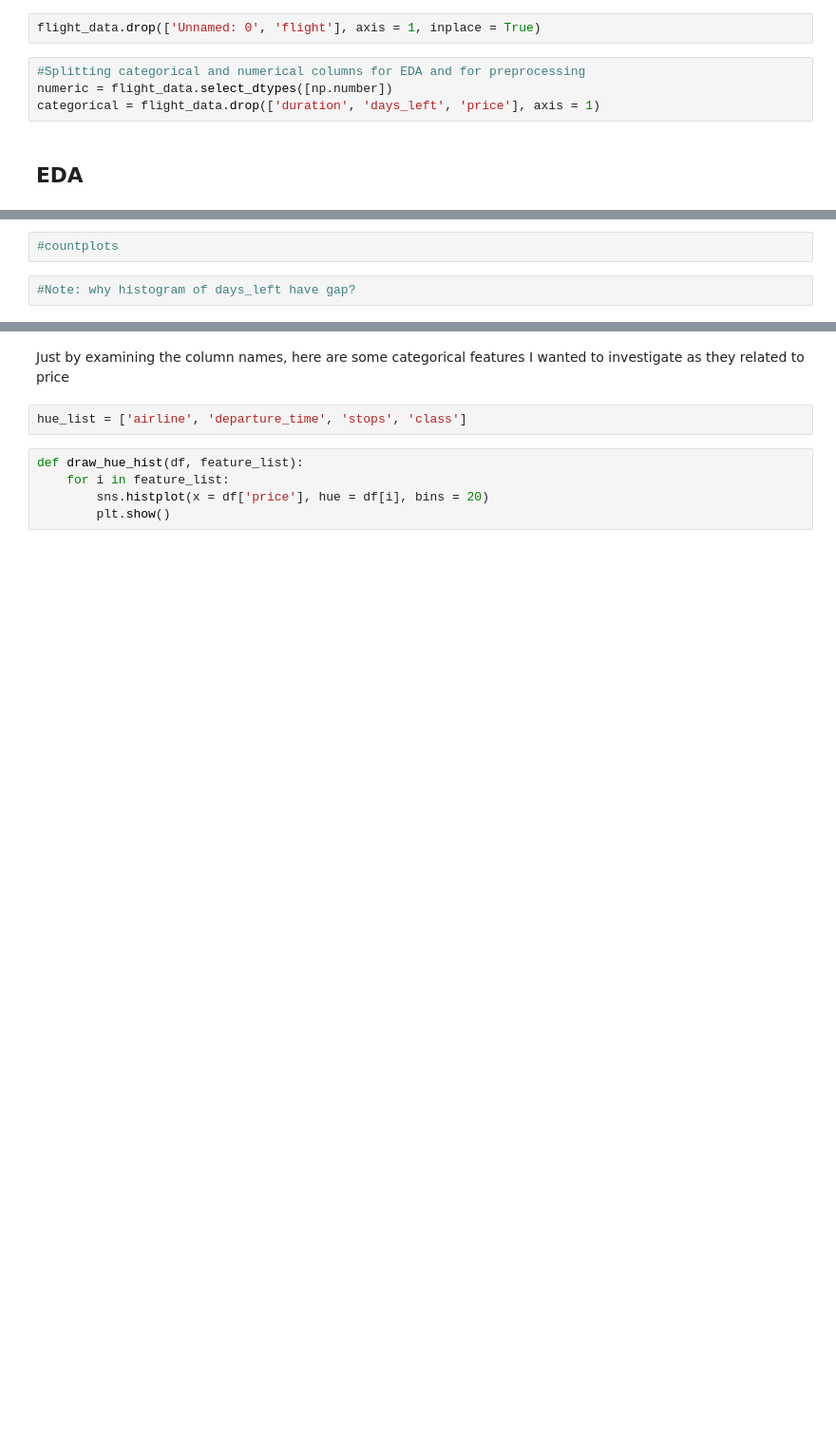
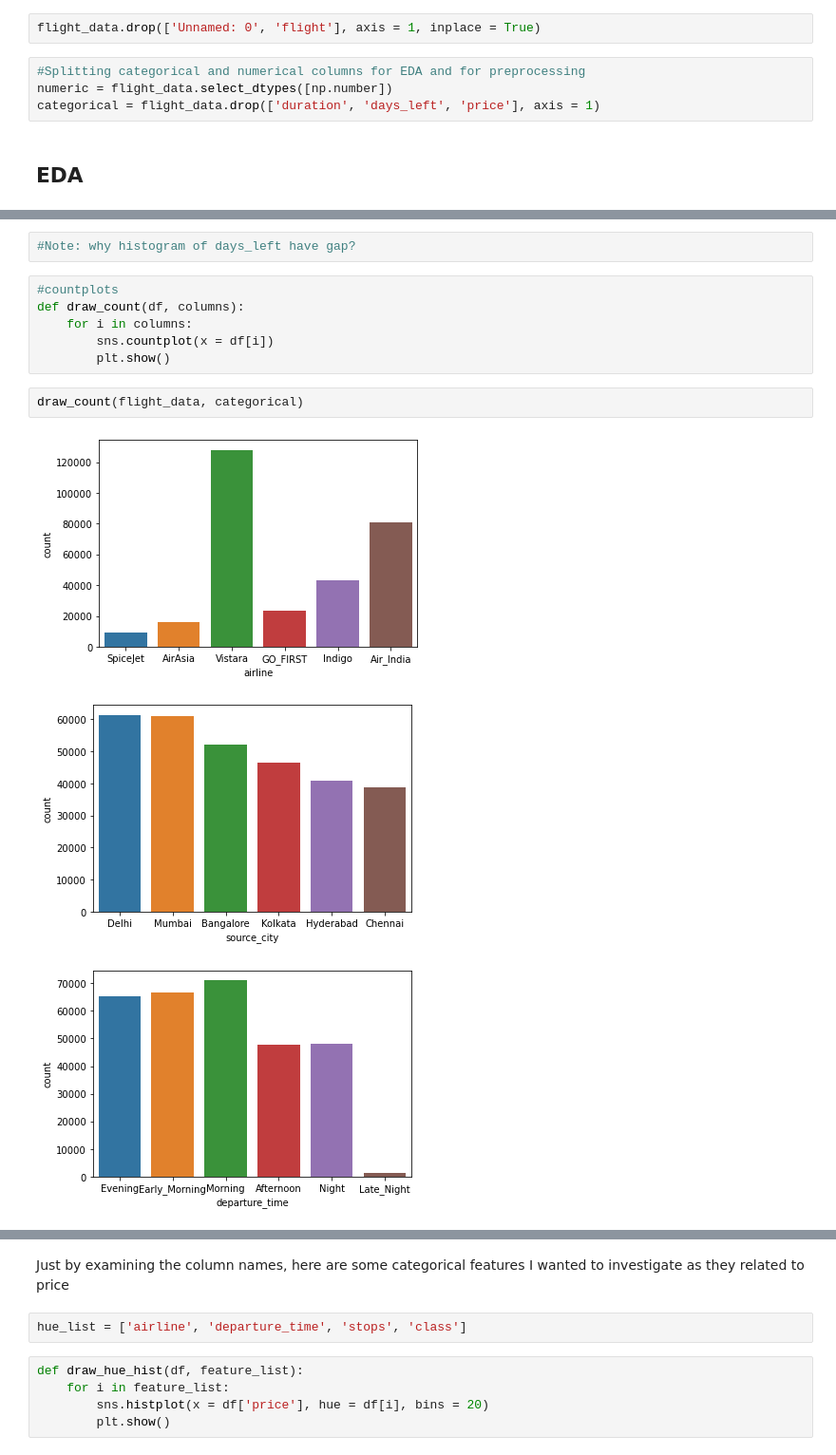
Before and after one commit to kevoinno/data-science-projects, a Jupyter notebook: temp/airline-price.ipynb, the cells around one changed output, grey strips where cells are left out. Shown: that part at 95% size. Saved outputs shown, nothing was run; the diff lists cells and outputs as text; blank space fills up the shorter version.

```diff
--- a/temp/airline-price.ipynb
+++ b/temp/airline-price.ipynb
@@ -82,4 +75,14 @@ draw_hist(flight_data)
-# %%
-#countplots
 # %%
 #Note: why histogram of days_left have gap?
+# %%
+#countplots
+def draw_count(df, columns):
+    for i in columns:
+        sns.countplot(x = df[i])
+        plt.show()
+# %%
+draw_count(flight_data, categorical)
+# %% [output]
+[figure, added]
+[figure, added]
+[figure, added]
```
Also changed, not shown: parts of 13 cells of this notebook.
